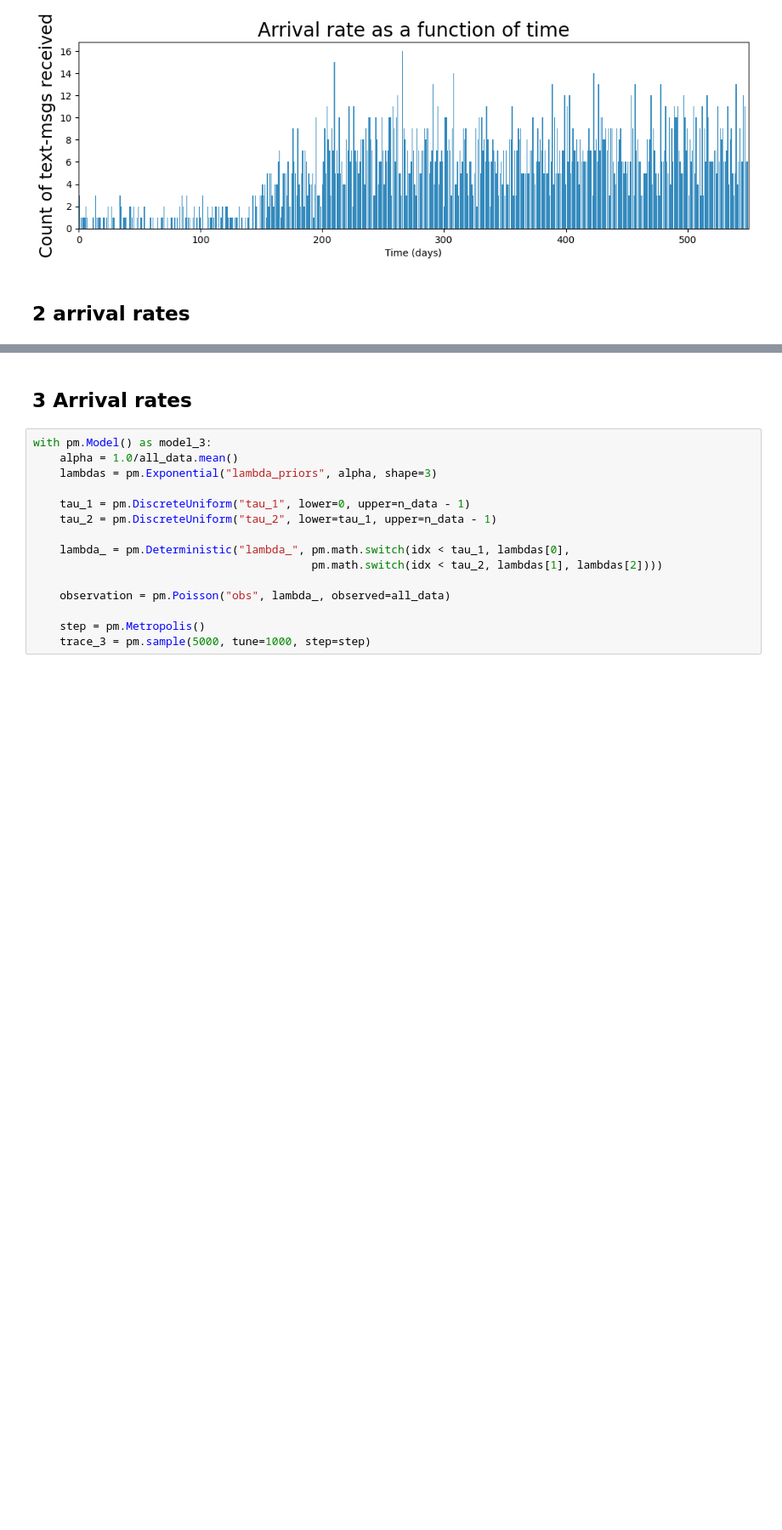
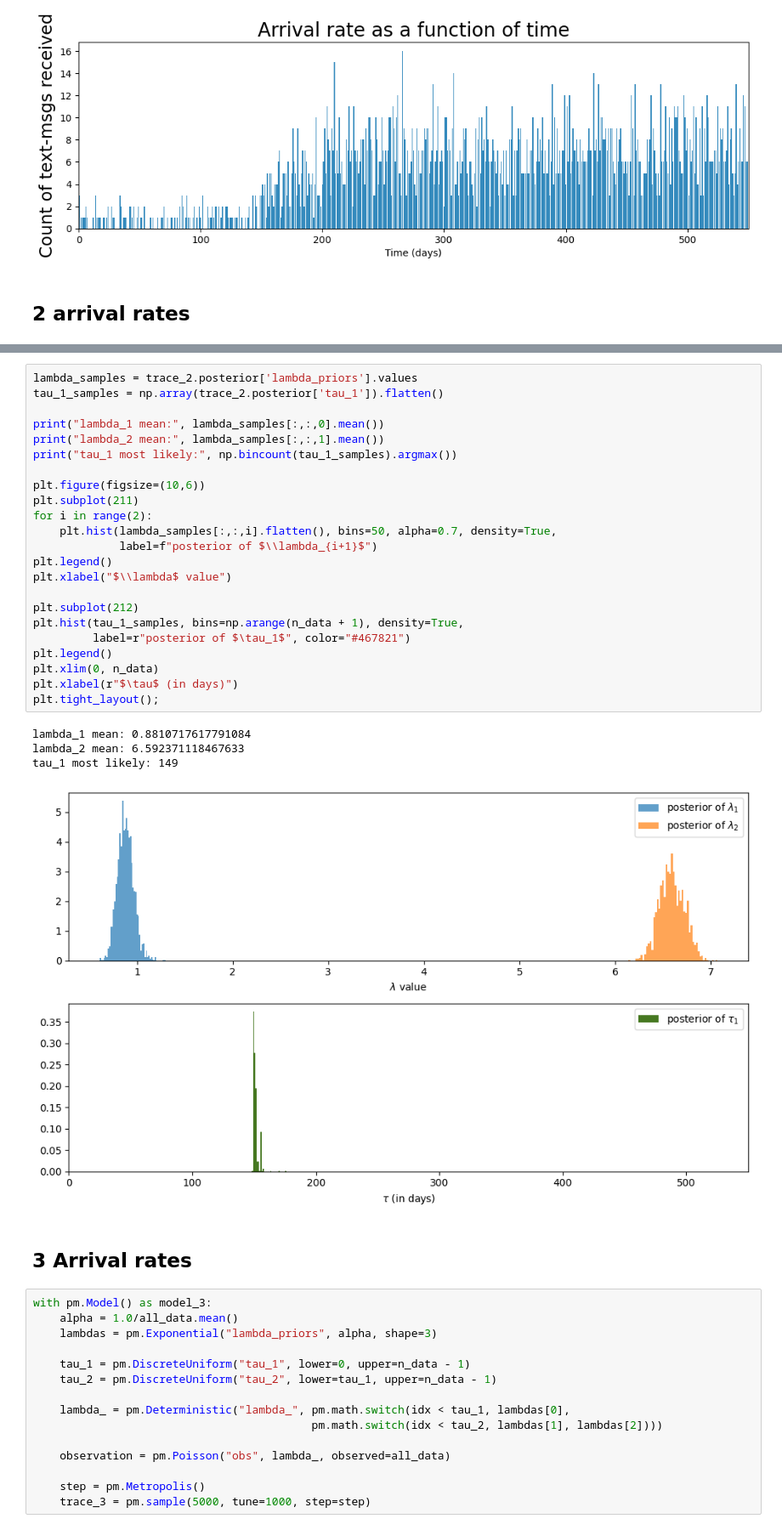
Before and after one commit to zivnagad/Bayesian_models, a Jupyter notebook: Assignment1PyMc_basics.ipynb, the cells around one changed output, grey strips where cells are left out. Shown at 85% size. Drawn from its saved outputs; the diff is of its cells as text; blank space fills up the shorter version.

```diff
--- a/Assignment1PyMc_basics.ipynb
+++ b/Assignment1PyMc_basics.ipynb
@@ -235,6 +238,34 @@ with pm.Model() as model_2:
 # %% [output]
 [interactive output not drawn]
 [interactive output not drawn]
+# %%
+lambda_samples = trace_2.posterior['lambda_priors'].values
+tau_1_samples = np.array(trace_2.posterior['tau_1']).flatten()
+
+print("lambda_1 mean:", lambda_samples[:,:,0].mean())
+print("lambda_2 mean:", lambda_samples[:,:,1].mean())
+print("tau_1 most likely:", np.bincount(tau_1_samples).argmax())
+
+plt.figure(figsize=(10,6))
+plt.subplot(211)
+for i in range(2):
+    plt.hist(lambda_samples[:,:,i].flatten(), bins=50, alpha=0.7, density=True,
+             label=f"posterior of $\\lambda_{i+1}$")
+plt.legend()
+plt.xlabel("$\\lambda$ value")
+
+plt.subplot(212)
+plt.hist(tau_1_samples, bins=np.arange(n_data + 1), density=True,
+         label=r"posterior of $\tau_1$", color="#467821")
+plt.legend()
+plt.xlim(0, n_data)
+plt.xlabel(r"$\tau$ (in days)")
+plt.tight_layout();
+# %% [output]
+lambda_1 mean: 0.8810717617791084
+lambda_2 mean: 6.592371118467633
+tau_1 most likely: 149
+[figure, added]
 # %% [markdown]
 ## 3 Arrival rates
 # %%
```
Also changed, not shown: parts of 7 cells of this notebook.
